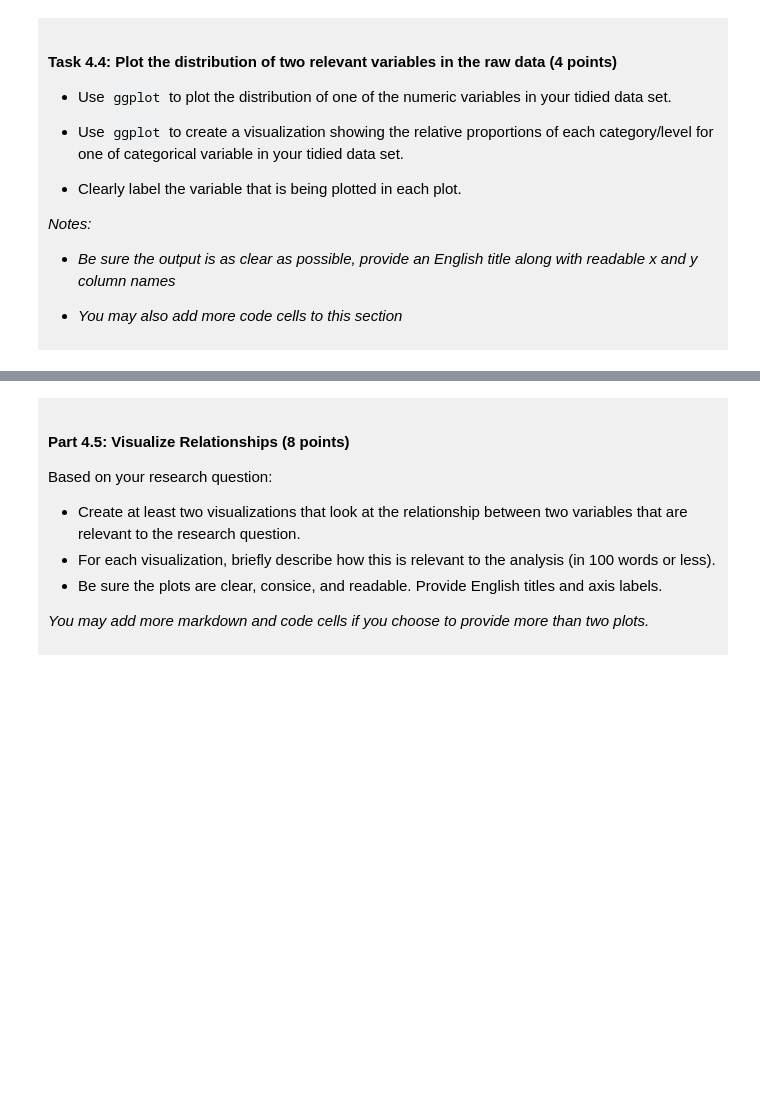
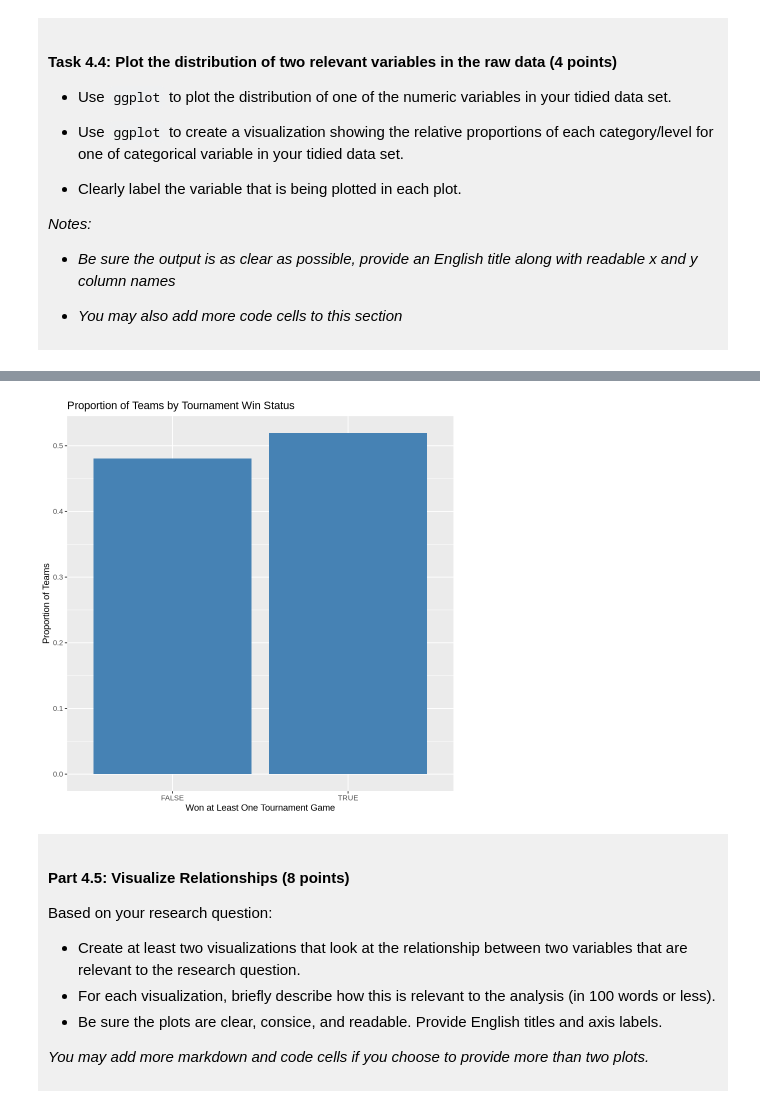
Before and after one commit to Jennyw122/dsci-100-project-jenny-wu, a Jupyter notebook: dsci-100-project-notebook.ipynb, the cells around one changed output, grey strips where cells are left out. Drawn from its saved outputs; the diff is of its cells as text; code cells hidden in the pictures; blank space fills up the shorter version.

```diff
--- a/dsci-100-project-notebook.ipynb
+++ b/dsci-100-project-notebook.ipynb
@@ -298,5 +339,13 @@ You will refine your research question (if needed) and produce a tidy data set.
 # %%
-### EDIT THIS CODE CELL FOR PLOT 2 ###
+basketball_tidy_data |>
+      ggplot(aes(x = won_game)) +
+      geom_bar(aes(y = after_stat(count / sum(count))), fill = "steelblue") +
+      labs(
+        title = "Proportion of Teams by Tournament Win Status",
+        x = "Won at Least One Tournament Game",
+        y = "Proportion of Teams")
+# %% [output]
+[figure, added]
 # %% [markdown]
 <div style="background-color: #f0f0f0; padding: 10px;">
 
```
Also changed, not shown: parts of 9 cells of this notebook.
